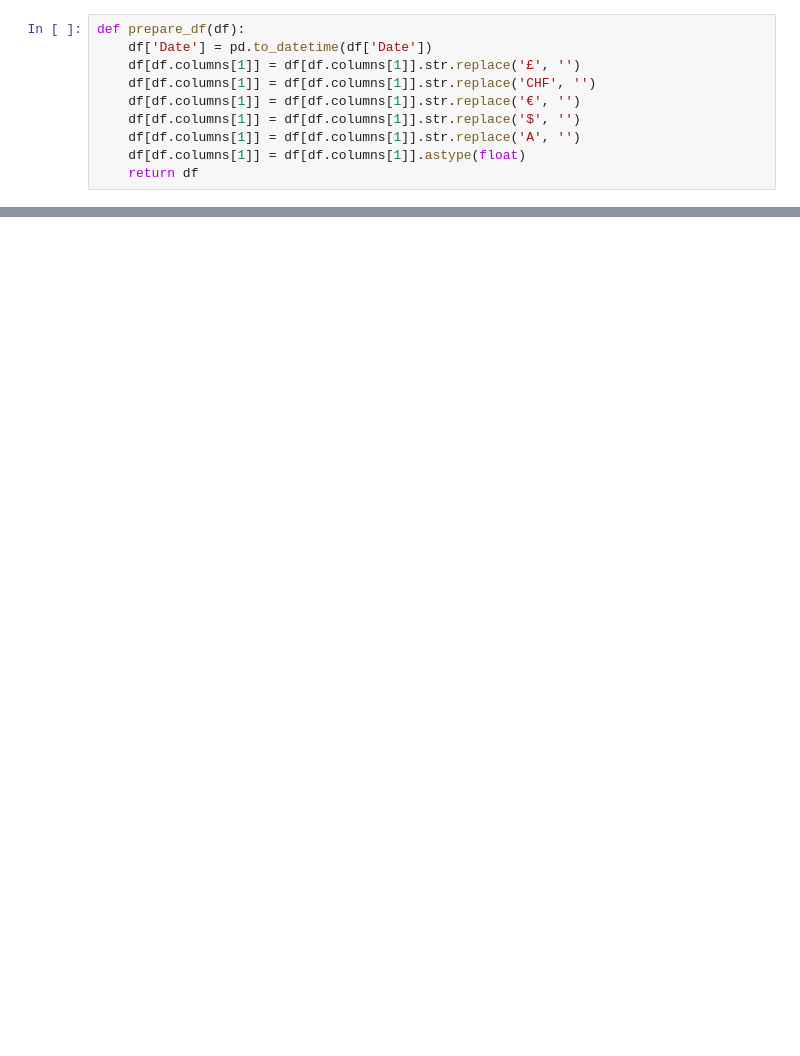
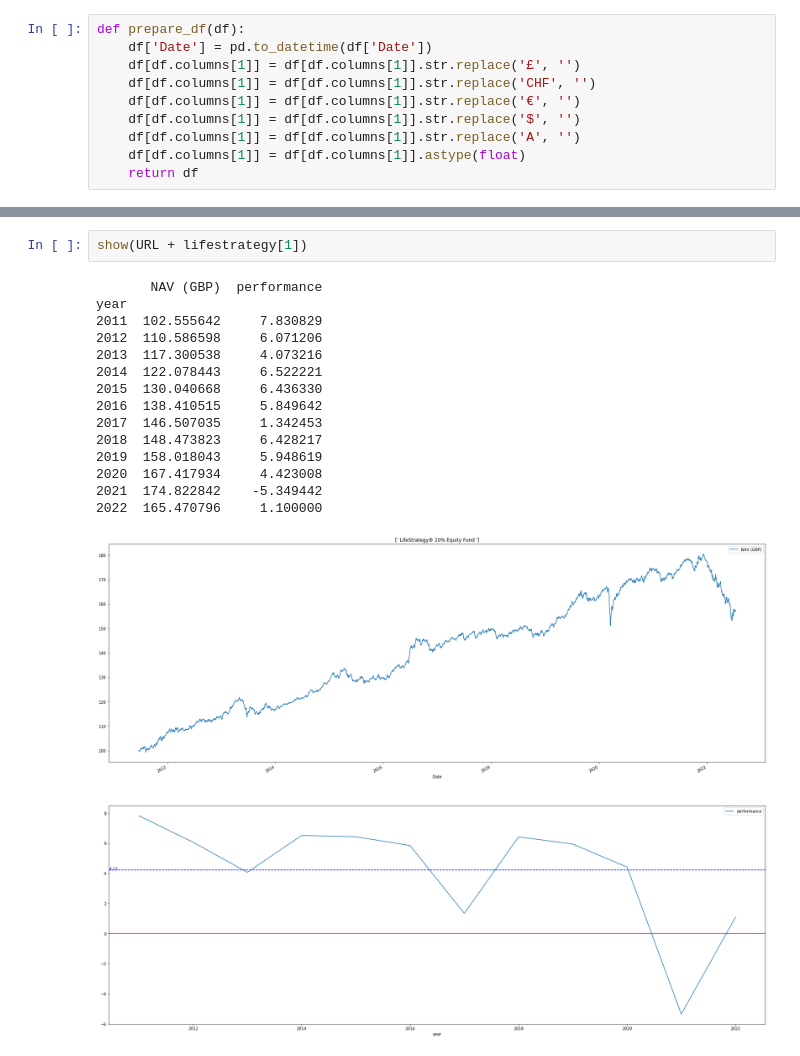
Before and after one commit to weronikazak/Intrinsic_Value, a Jupyter notebook: Vanguard/Graphs.ipynb, the cells around one changed output, grey strips where cells are left out. Cells and saved outputs as stored; diff of their text form; blank space fills up the shorter version.

```diff
--- a/Vanguard/Graphs.ipynb
+++ b/Vanguard/Graphs.ipynb
@@ -154,0 +142,18 @@ def prepare_df(df):
+# %%
+show(URL + lifestrategy[1])
+# %% [output]
+       NAV (GBP)  performance
+year
+2011  102.555642     7.830829
+2012  110.586598     6.071206
+2013  117.300538     4.073216
+2014  122.078443     6.522221
+2015  130.040668     6.436330
+2016  138.410515     5.849642
+2017  146.507035     1.342453
+2018  148.473823     6.428217
+2019  158.018043     5.948619
+2020  167.417934     4.423008
+2021  174.822842    -5.349442
+2022  165.470796     1.100000
+[figure, added]
```
Also changed, not shown: parts of 10 cells of this notebook.
